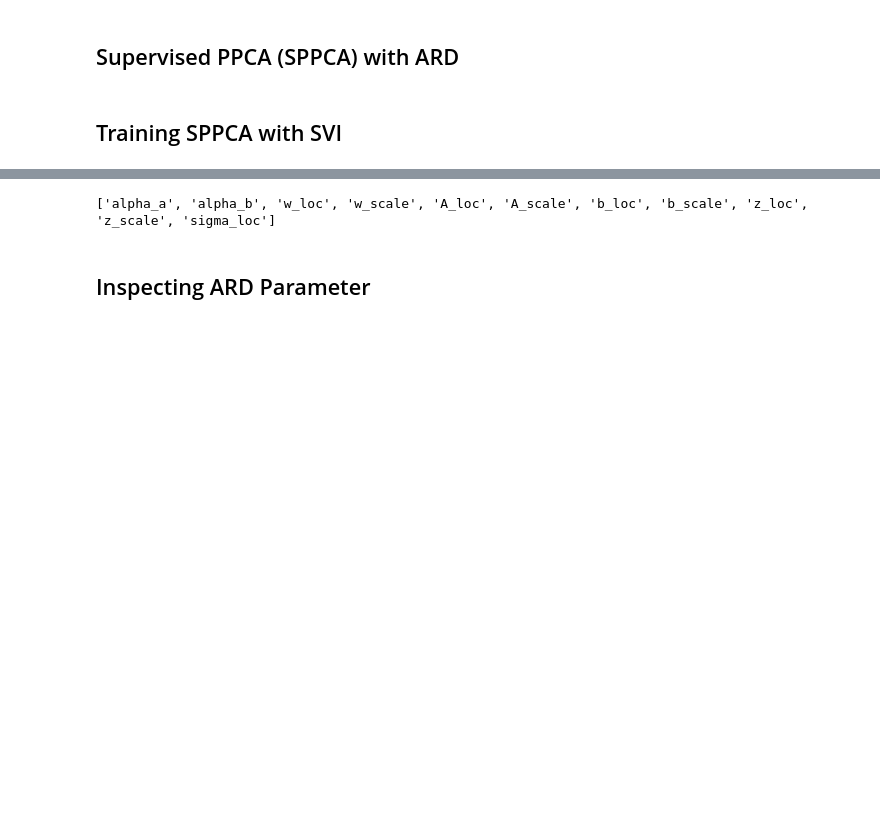
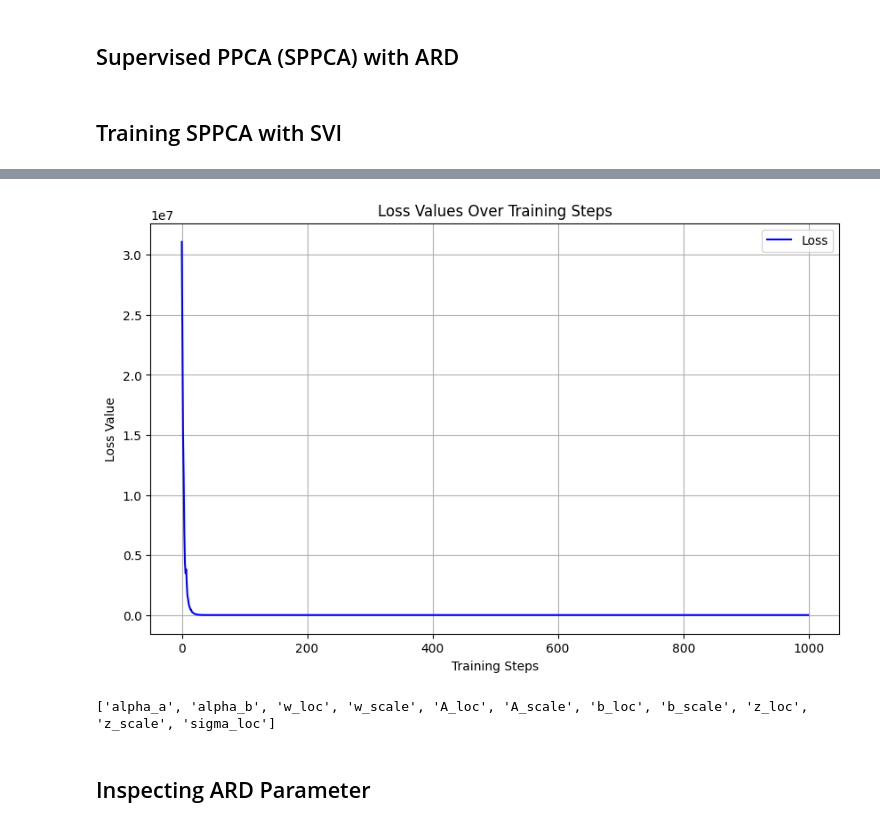
Before and after one commit to Richlogger/42186-Model-Based-ML-Project, a Jupyter notebook: PPCA_ARD.ipynb, the cells around one changed output, grey strips where cells are left out. Cells and saved outputs as stored; diff of their text form; code cells hidden in the pictures; blank space fills up the shorter version.

```diff
--- a/PPCA_ARD.ipynb
+++ b/PPCA_ARD.ipynb
@@ -415,13 +407,24 @@ optimizer = ClippedAdam({"lr": 0.05})
 svi = SVI(supervised_ppca_model_linear, supervised_ppca_guide_linear, optimizer, loss=Trace_ELBO())
 
 start_time = time.time()
+loss_values = []  # Array to store loss values
 
 n_steps = SVI_PPCA_n_steps
 for step in range(n_steps):
     loss = svi.step(X_train_tensor, y_train_tensor, latent_dim, n_classes)
+    loss_values.append(loss)  # Store the loss value
     if step % 20 == 0:
         print(f"[Step {step}] Loss: {loss:.2f}")
 
 # Total time spent
 print(f"Total time spent: {time.time() - start_time:.2f} seconds ({((time.time() - start_time) / 60):.2f} minutes)")
+
+plt.figure(figsize=(10, 6))
+plt.plot(np.array(loss_values)/len(X_train_tensor), label="Loss", color="blue")
+plt.xlabel("Training Steps")
+plt.ylabel("Loss Value")
+plt.title("Loss Values Over Training Steps")
+plt.legend()
+plt.grid()
+plt.show()
 # %% [output]
@@ -445,3 +448,4 @@ Total time spent: 24.81 seconds (0.41 minutes)
+[figure, added]
 # %%
 print(list(pyro.get_param_store().keys()))
 # %% [output]
```
Also changed, not shown: parts of 2 cells of this notebook.
